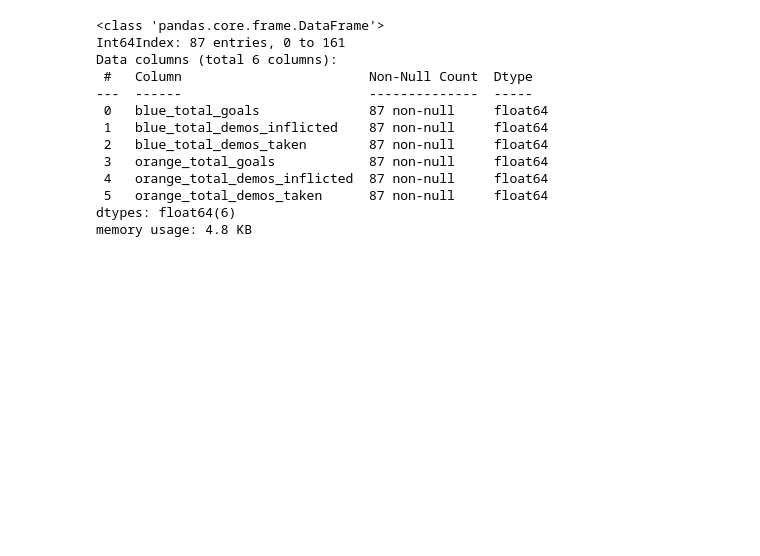
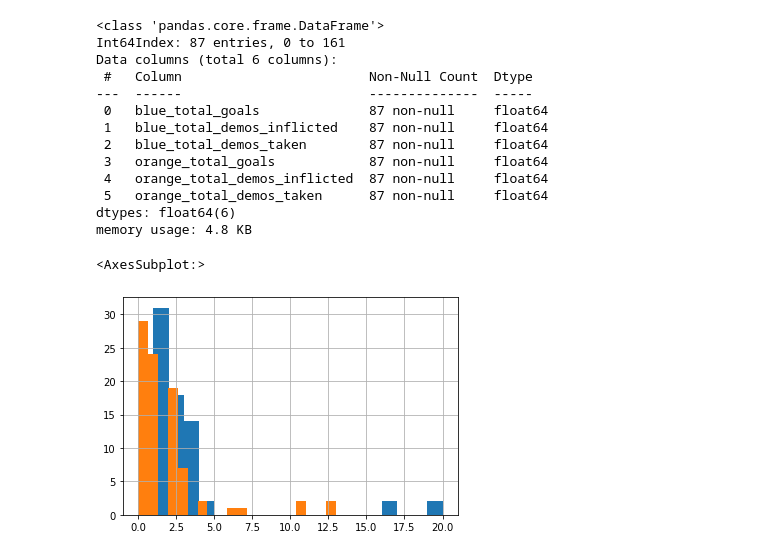
Before and after one commit to bdotbull/rl-stats-eda, a Jupyter notebook: notebook/rl_stats_eda.ipynb, the cells around one changed output. Saved outputs shown, nothing was run; the diff lists cells and outputs as text; code cells hidden in the pictures; blank space fills up the shorter version.

```diff
--- a/notebook/rl_stats_eda.ipynb
+++ b/notebook/rl_stats_eda.ipynb
@@ -182,3 +183,9 @@ Data columns (total 6 columns):
  5   orange_total_demos_taken      87 non-null     float64
 dtypes: float64(6)
 memory usage: 4.8 KB
+# %%
+df['blue_total_demos_inflicted'].hist(bins=20)
+df['orange_total_demos_inflicted'].hist(bins=20)
+# %% [output]
+<AxesSubplot:>
+[figure, added]
```
Also changed, not shown: parts of 4 cells of this notebook.
